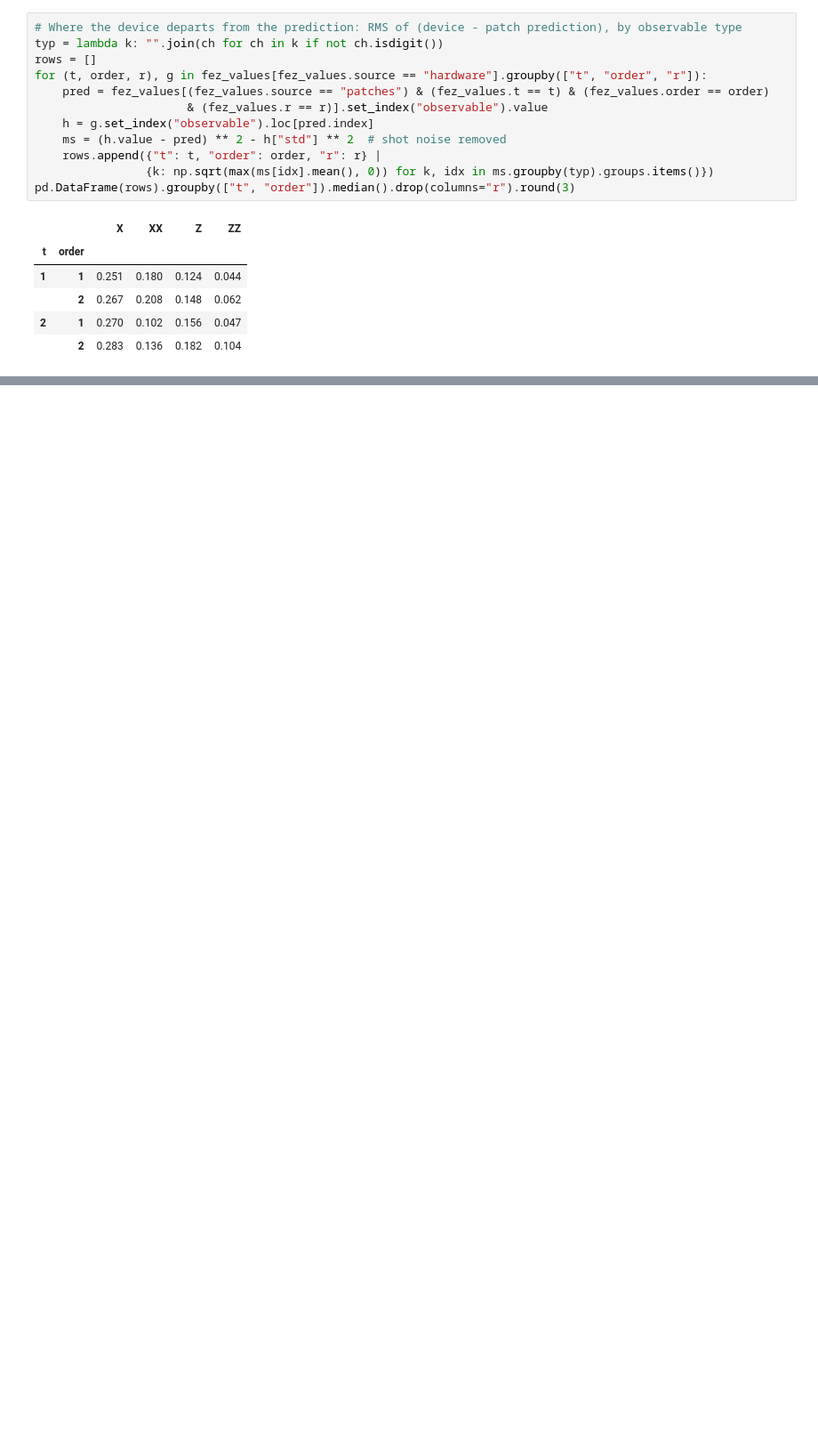
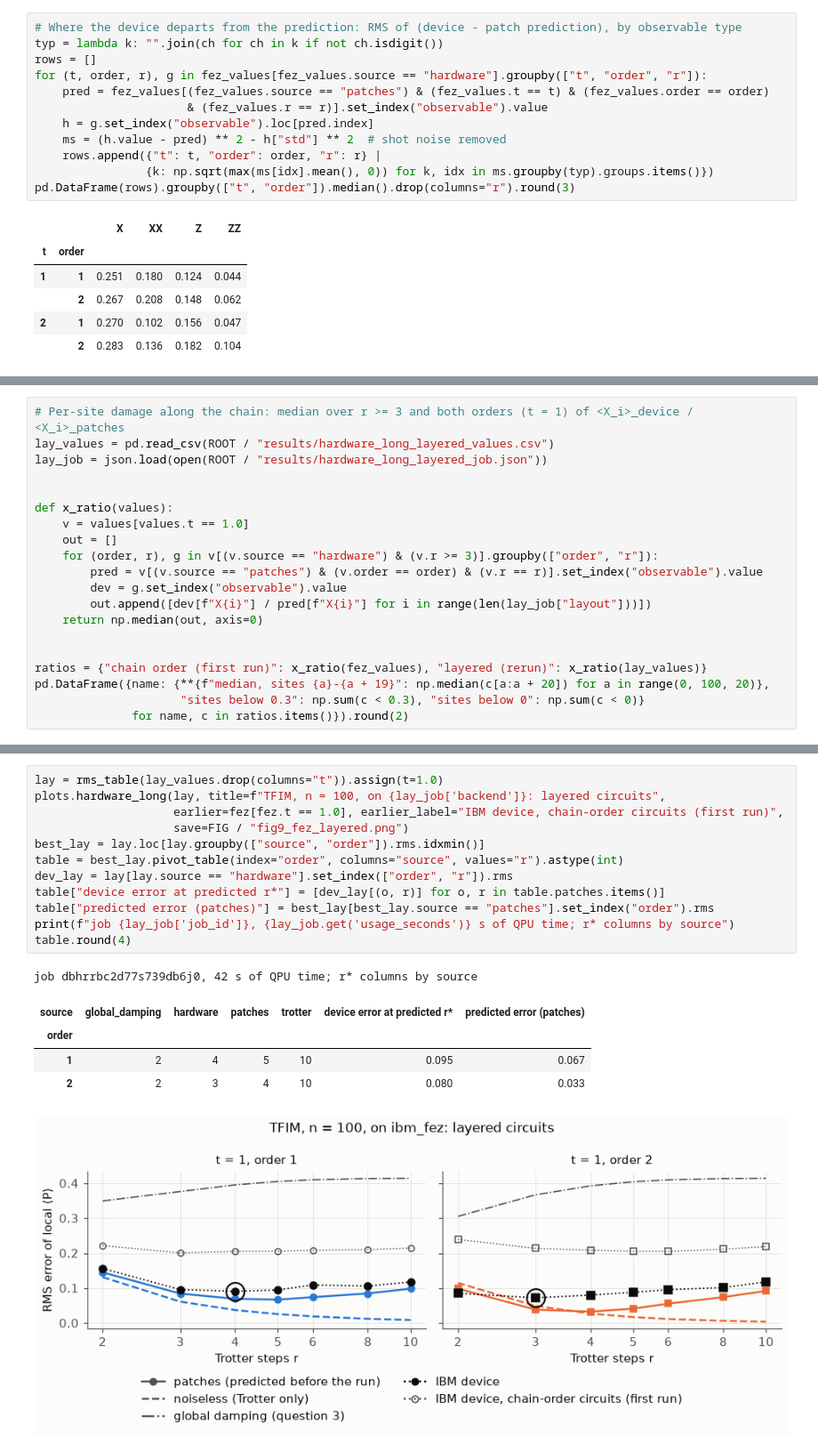
Before and after one commit to jayhsu0627/qtrotter, a Jupyter notebook: notebooks/trotter_under_noise.ipynb, the cells around one changed output, grey strips where cells are left out. Shown at 89% size. Drawn from its saved outputs; the diff is of its cells as text; blank space fills up the shorter version.

```diff
--- a/notebooks/trotter_under_noise.ipynb
+++ b/notebooks/trotter_under_noise.ipynb
@@ -1291,0 +1268,20 @@ twirling would show whether the X-type excess is coherent phase error.
+# %%
+# Per-site damage along the chain: median over r >= 3 and both orders (t = 1) of <X_i>_device / <X_i>_patches
+lay_values = pd.read_csv(ROOT / "results/hardware_long_layered_values.csv")
+lay_job = json.load(open(ROOT / "results/hardware_long_layered_job.json"))
+
+
+def x_ratio(values):
+    v = values[values.t == 1.0]
+    out = []
+    for (order, r), g in v[(v.source == "hardware") & (v.r >= 3)].groupby(["order", "r"]):
+        pred = v[(v.source == "patches") & (v.order == order) & (v.r == r)].set_index("observable").value
+        dev = g.set_index("observable").value
+        out.append([dev[f"X{i}"] / pred[f"X{i}"] for i in range(len(lay_job["layout"]))])
+    return np.median(out, axis=0)
+
+
+ratios = {"chain order (first run)": x_ratio(fez_values), "layered (rerun)": x_ratio(lay_values)}
+pd.DataFrame({name: {**{f"median, sites {a}-{a + 19}": np.median(c[a:a + 20]) for a in range(0, 100, 20)},
+                     "sites below 0.3": np.sum(c < 0.3), "sites below 0": np.sum(c < 0)}
+              for name, c in ratios.items()}).round(2)
@@ -1291,0 +1297,19 @@ twirling would show whether the X-type excess is coherent phase error.
+# %%
+lay = rms_table(lay_values.drop(columns="t")).assign(t=1.0)
+plots.hardware_long(lay, title=f"TFIM, n = 100, on {lay_job['backend']}: layered circuits",
+                    earlier=fez[fez.t == 1.0], earlier_label="IBM device, chain-order circuits (first run)",
+                    save=FIG / "fig9_fez_layered.png")
+best_lay = lay.loc[lay.groupby(["source", "order"]).rms.idxmin()]
+table = best_lay.pivot_table(index="order", columns="source", values="r").astype(int)
+dev_lay = lay[lay.source == "hardware"].set_index(["order", "r"]).rms
+table["device error at predicted r*"] = [dev_lay[(o, r)] for o, r in table.patches.items()]
+table["predicted error (patches)"] = best_lay[best_lay.source == "patches"].set_index("order").rms
+print(f"job {lay_job['job_id']}, {lay_job.get('usage_seconds')} s of QPU time; r* columns by source")
+table.round(4)
+# %% [output]
+job dbhrrbc2d77s739db6j0, 42 s of QPU time; r* columns by source
+| source | global_damping | hardware | patches | trotter | device error at predicted r* | predicted error (patches) |
+| order |  |  |  |  |  |  |
+| 1 | 2 | 4 | 5 | 10 | 0.095 | 0.067 |
+| 2 | 2 | 3 | 4 | 10 | 0.080 | 0.033 |
+[figure, added]
```
Also changed, not shown: parts of 7 cells of this notebook, 5 other files.
